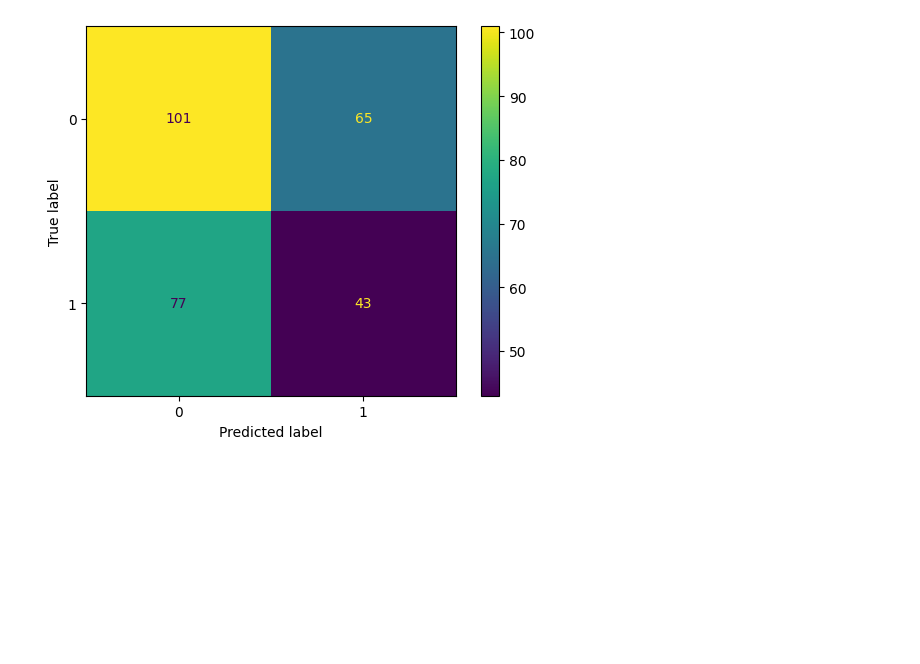
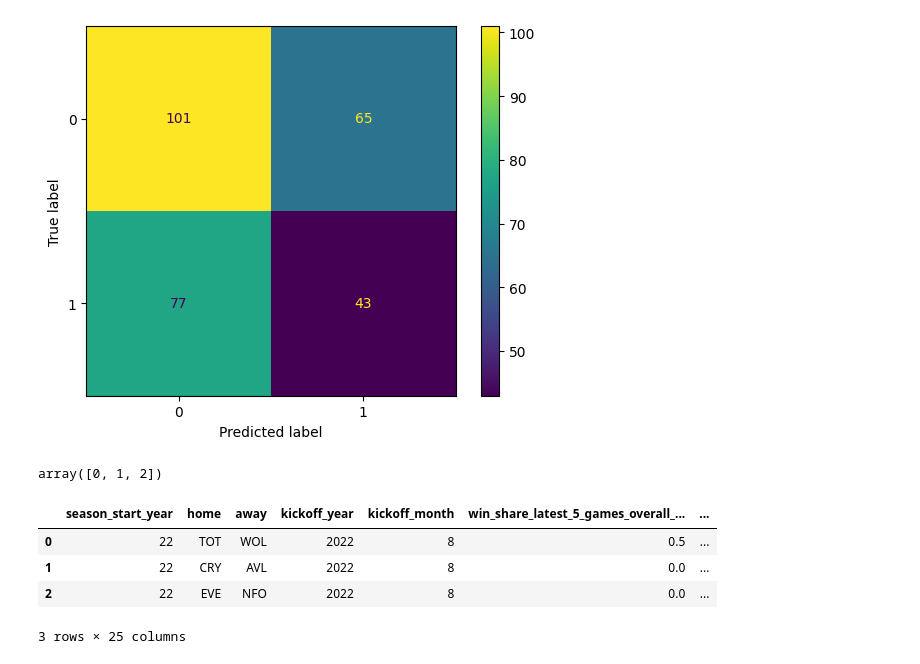
Before and after one commit to marcberg/FPL_predictions, a Jupyter notebook: notebook/1.2. MODEL TRAINING.ipynb, the cells around one changed output. Saved outputs shown, nothing was run; the diff lists cells and outputs as text; code cells hidden in the pictures; blank space fills up the shorter version.

```diff
--- a/notebook/1.2. MODEL TRAINING.ipynb
+++ b/notebook/1.2. MODEL TRAINING.ipynb
@@ -318,3 +318,15 @@ disp.plot()
 # %% [output]
 <sklearn.metrics._plot.confusion_matrix.ConfusionMatrixDisplay at 0x...>
 [figure]
+# %%
+np.arange(3)
+# %% [output]
+array([0, 1, 2])
+# %%
+X.iloc[[0, 1, 2]]
+# %% [output]
+|  | season_start_year | home | away | kickoff_year | kickoff_month | win_share_latest_5_games_overall_... | ... |
+| 0 | 22 | TOT | WOL | 2022 | 8 | 0.5 | ... |
+| 1 | 22 | CRY | AVL | 2022 | 8 | 0.0 | ... |
+| 2 | 22 | EVE | NFO | 2022 | 8 | 0.0 | ... |
+3 rows × 25 columns
```
Also changed, not shown: 7 other files.
